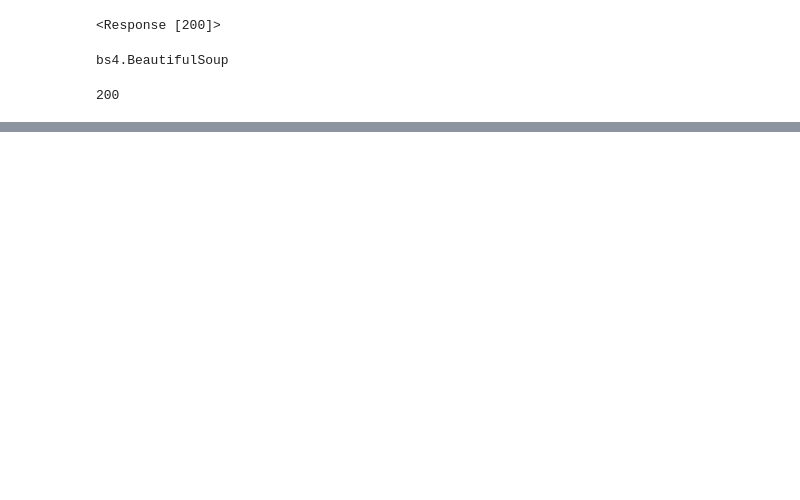
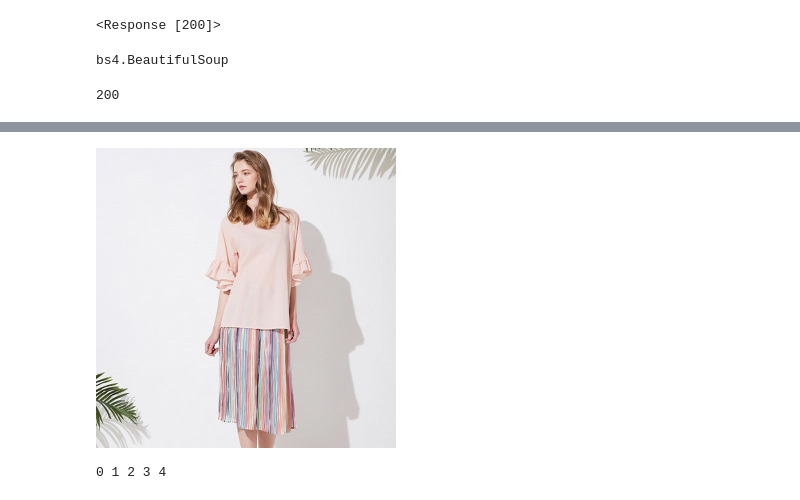
Before and after one commit to onnebang/aivle_04_crawling, a Jupyter notebook: 07_gmarket.ipynb, the cells around one changed output, grey strips where cells are left out. Drawn from its saved outputs; the diff is of its cells as text; code cells hidden in the pictures; blank space fills up the shorter version.

```diff
--- a/07_gmarket.ipynb
+++ b/07_gmarket.ipynb
@@ -81,0 +127,14 @@ df
+# %%
+pil.open("datas/test.png")
+# %% [output]
+[figure, added]
+# %%
+# 5개의 아이템 이미지 다운로드
+for idx, data in df[:5].iterrows():
+    filename = "0" * (3 - len(str(idx))) + str(idx)
+    print(idx, end=" ")
+    response = requests.get(data.img)
+    with open(f"datas/{filename}.png", "wb") as file:
+        file.write(response.content)
+# %% [output]
+0 1 2 3 4
```
Also changed, not shown: parts of 14 cells of this notebook.
